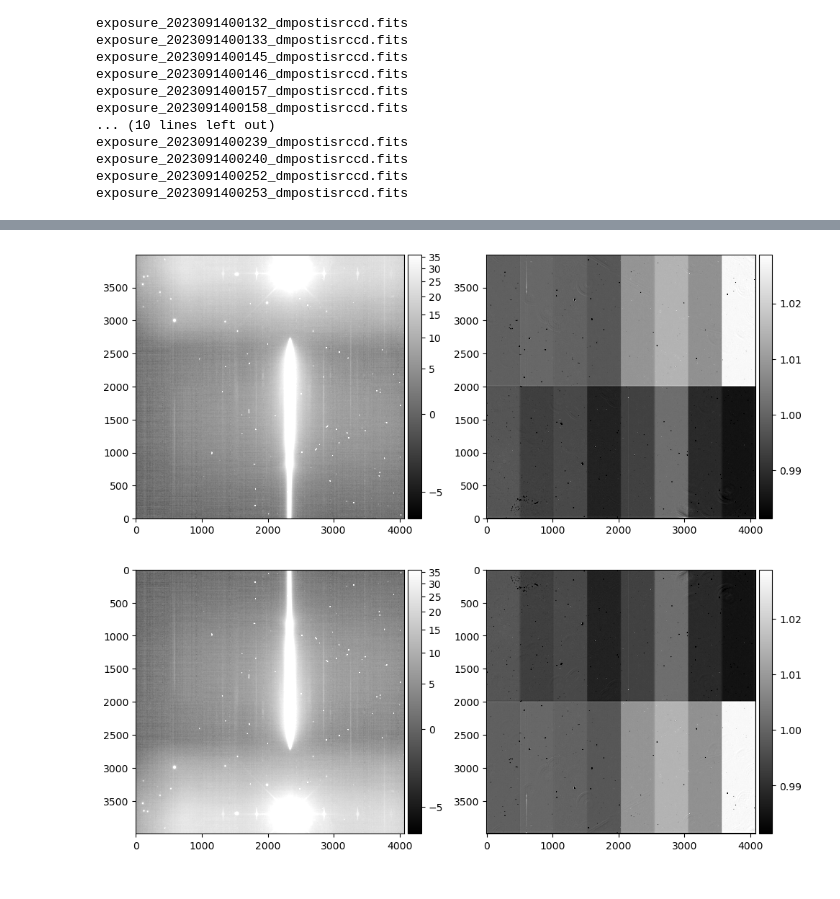
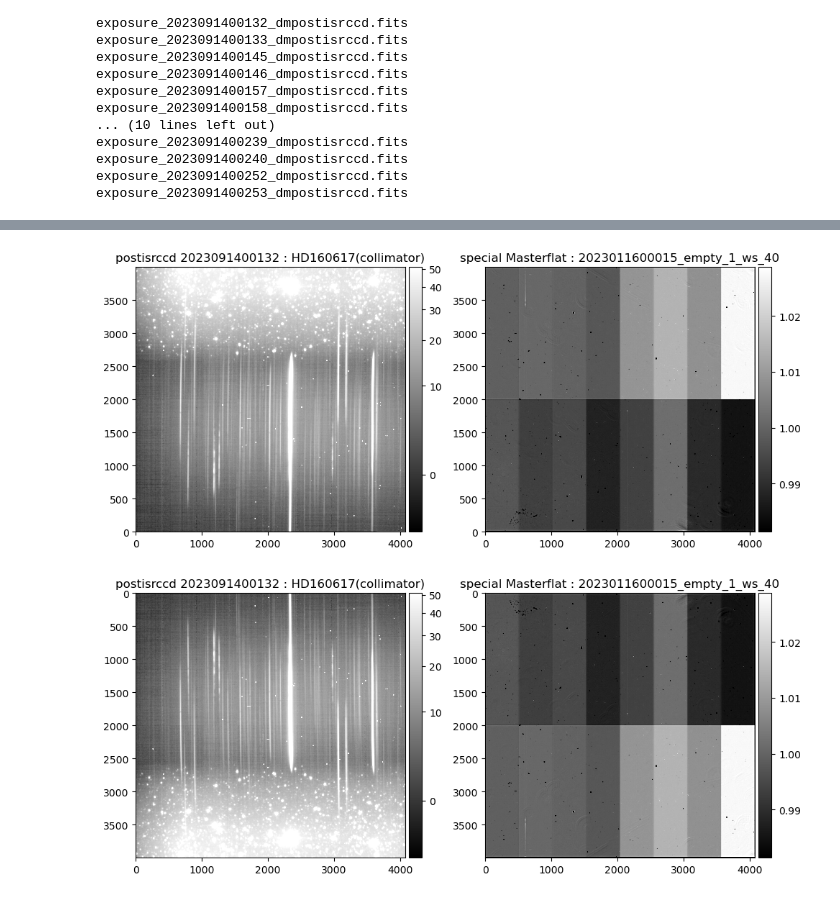
Before and after one commit to mrmonroy/AuxTel_summit_tests_2023, a Jupyter notebook: study_flats/CompareFlatImagePOSTISRCCD.ipynb, the cells around one changed output, grey strips where cells are left out. Drawn from its saved outputs; the diff is of its cells as text; code cells hidden in the pictures.

Commit message:
improve CompareFlatImagePOSTISRCCD.ipynb

```diff
--- a/study_flats/CompareFlatImagePOSTISRCCD.ipynb
+++ b/study_flats/CompareFlatImagePOSTISRCCD.ipynb
@@ -82,0 +99,4 @@ exposure_2023091400253_dmpostisrccd.fits
+# %%
+list_of_files = sorted(os.listdir(path))
+N=len(list_of_files)
+N
@@ -82,0 +142,4 @@ exposure_2023091400253_dmpostisrccd.fits
+# %%
+idx = 6
+filename = list_of_files[idx]
+filename
@@ -83,6 +154,6 @@ exposure_2023091400253_dmpostisrccd.fits
 # %%
-path = "../GeneratepseudoPostISRCCD/dm_postisrccd_img/collimator~holo4_003/20230914"
-filename = "exposure_2023091400157_dmpostisrccd.fits"
-
-filename_out_v1 = "exposure_2023091400157_flatten_v1.fits"
-filename_out_v2 = "exposure_2023091400157_flatten_v2.fits"
+exposure_selected = getexposuretag(filename)
+filename_out_v1 = f"exposure_{exposure_selected}_flatten_v1.fits"
+filename_out_v2 = f"exposure_{exposure_selected}_flatten_v2.fits"
+filename_out_v3 = f"exposure_{exposure_selected}_flatten_v3.fits"
+filename_out_v4 = f"exposure_{exposure_selected}_flatten_v4.fits"
@@ -126,26 +204,29 @@ COMMENT ---- Checksums ----
 # %%
 # Create an ImageNormalize object
 fig ,axs =plt.subplots(1,2,figsize=(10,5))
 
 ax1=axs[0]
 
 norm = ImageNormalize(data2, interval=PercentileInterval(90.),stretch=AsinhStretch())
 im1 = ax1.imshow(data2,origin="lower",norm=norm,cmap="gray")
 divider = make_axes_locatable(ax1)
 cax = divider.append_axes('right', size='5%', pad=0.05)
 fig.colorbar(im1, cax=cax, orientation='vertical')
+title = f"postisrccd {exposure_selected} : {the_object}({the_filter})"
+ax1.set_title(title)
 
 ax2=axs[1]
 norm = ImageNormalize(data1, interval=PercentileInterval(95.))
 im2=ax2.imshow(data1,origin="lower",norm=norm,cmap="gray")
 divider = make_axes_locatable(ax2)
 cax = divider.append_axes('right', size='5%', pad=0.05)
 fig.colorbar(im2, cax=cax, orientation='vertical');
-
+title = f"special Masterflat : {flat_tag}"
+ax2.set_title(title)
 
 plt.tight_layout()
 # %% [output]
-[figure, old version]
+[figure, new version]
 # %%
 # Create an ImageNormalize object
 fig ,axs =plt.subplots(1,2,figsize=(10,5))
@@ -157,6 +238,9 @@ im1 = ax1.imshow(data2,norm=norm,cmap="gray")
 divider = make_axes_locatable(ax1)
 cax = divider.append_axes('right', size='5%', pad=0.05)
 fig.colorbar(im1, cax=cax, orientation='vertical')
+title = f"postisrccd {exposure_selected} : {the_object}({the_filter})"
+ax1.set_title(title)
+
 
 ax2=axs[1]
 norm = ImageNormalize(data1, interval=PercentileInterval(95.))
@@ -164,11 +248,12 @@ im2=ax2.imshow(data1,norm=norm,cmap="gray")
 divider = make_axes_locatable(ax2)
 cax = divider.append_axes('right', size='5%', pad=0.05)
 fig.colorbar(im2, cax=cax, orientation='vertical');
-
+title = f"special Masterflat : {flat_tag}"
+ax2.set_title(title)
 
 plt.tight_layout()
 # %% [output]
-[figure, old version]
+[figure, new version]
 # %%
 image_flat_v1 = data2/data1
 image_flat_v2 = data2/np.flipud(data1)
```
Also changed, not shown: parts of 17 cells of this notebook.
